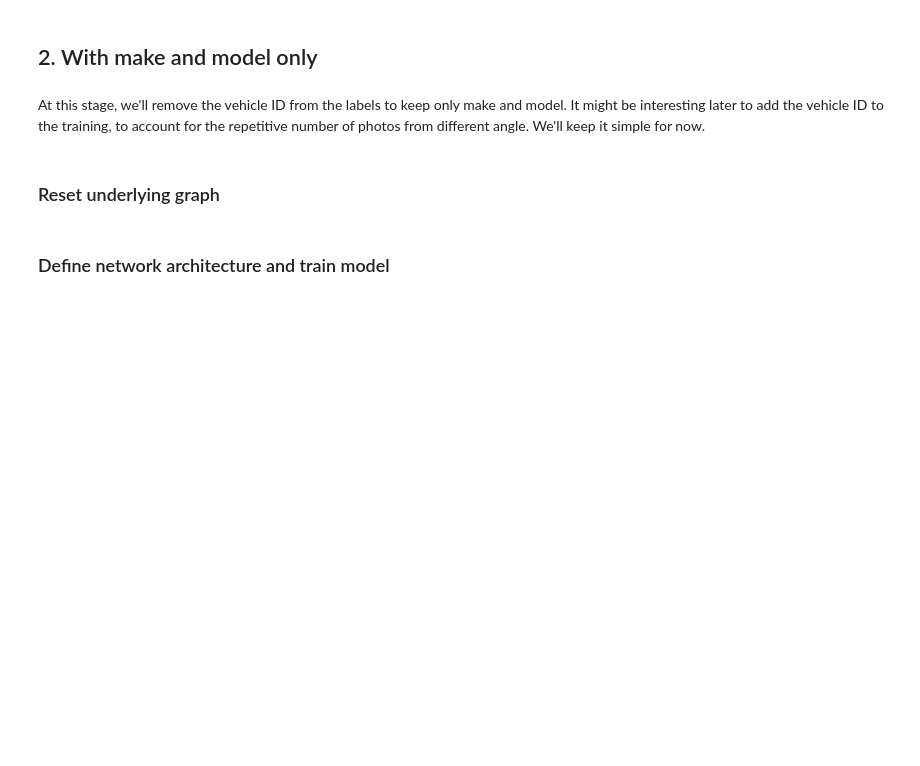
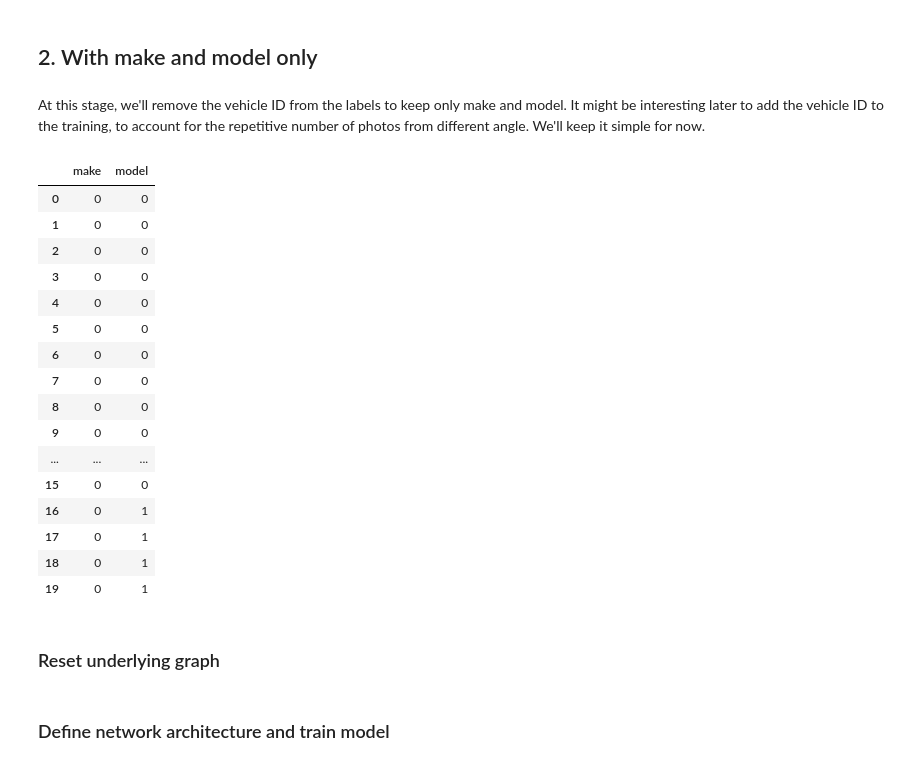
Before and after one commit to mednche/Vehicle-Image-Recognition, a Jupyter notebook: ImageRecognition.ipynb, the cells around one changed output. Saved outputs shown, nothing was run; the diff lists cells and outputs as text; code cells hidden in the pictures; blank space fills up the shorter version.

```diff
--- a/ImageRecognition.ipynb
+++ b/ImageRecognition.ipynb
@@ -410,7 +452,25 @@ cohen_kappa_score(make_true, make_pred)
 At this stage, we'll remove the vehicle ID from the labels to keep only make and model. It might be interesting later to add the vehicle ID to the training, to account for the repetitive number of photos from different angle. We'll keep it simple for now.
 # %%
 clean_y_train = clean_y_train.drop("name", axis = 1)
-clean_y_train
+clean_y_train.head(20)
+# %% [output]
+|  | make | model |
+| 0 | 0 | 0 |
+| 1 | 0 | 0 |
+| 2 | 0 | 0 |
+| 3 | 0 | 0 |
+| 4 | 0 | 0 |
+| 5 | 0 | 0 |
+| 6 | 0 | 0 |
+| 7 | 0 | 0 |
+| 8 | 0 | 0 |
+| 9 | 0 | 0 |
+| ... | ... | ... |
+| 15 | 0 | 0 |
+| 16 | 0 | 1 |
+| 17 | 0 | 1 |
+| 18 | 0 | 1 |
+| 19 | 0 | 1 |
 # %% [markdown]
 ### Reset underlying graph
 # %%
```
Also changed, not shown: parts of 23 cells of this notebook, 1 other file.
